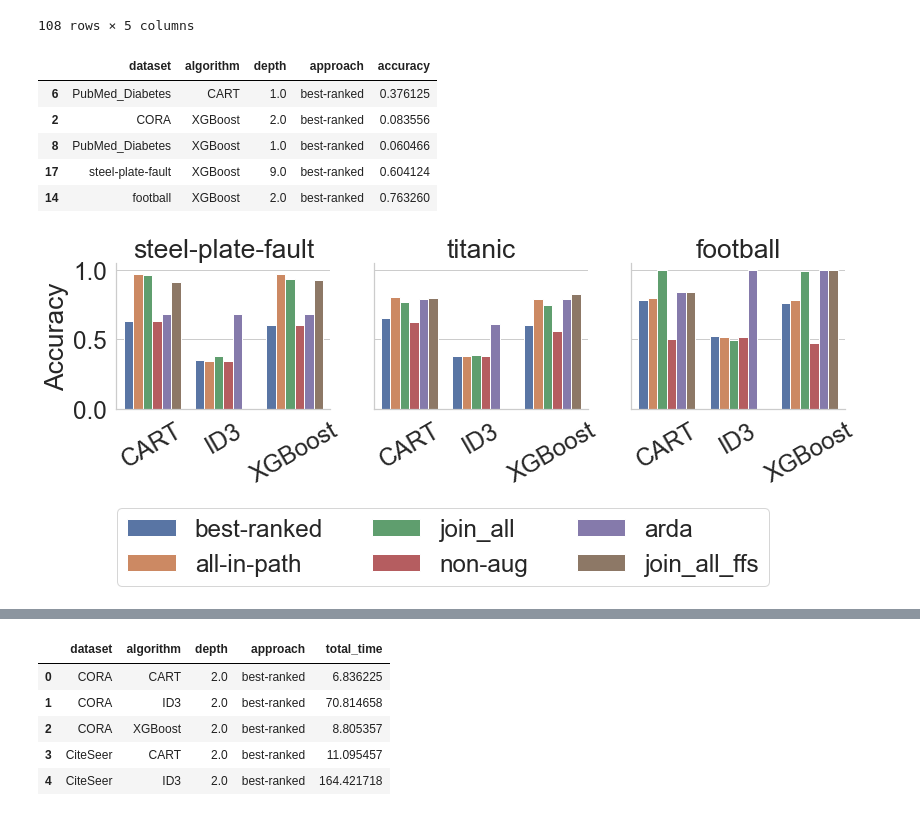
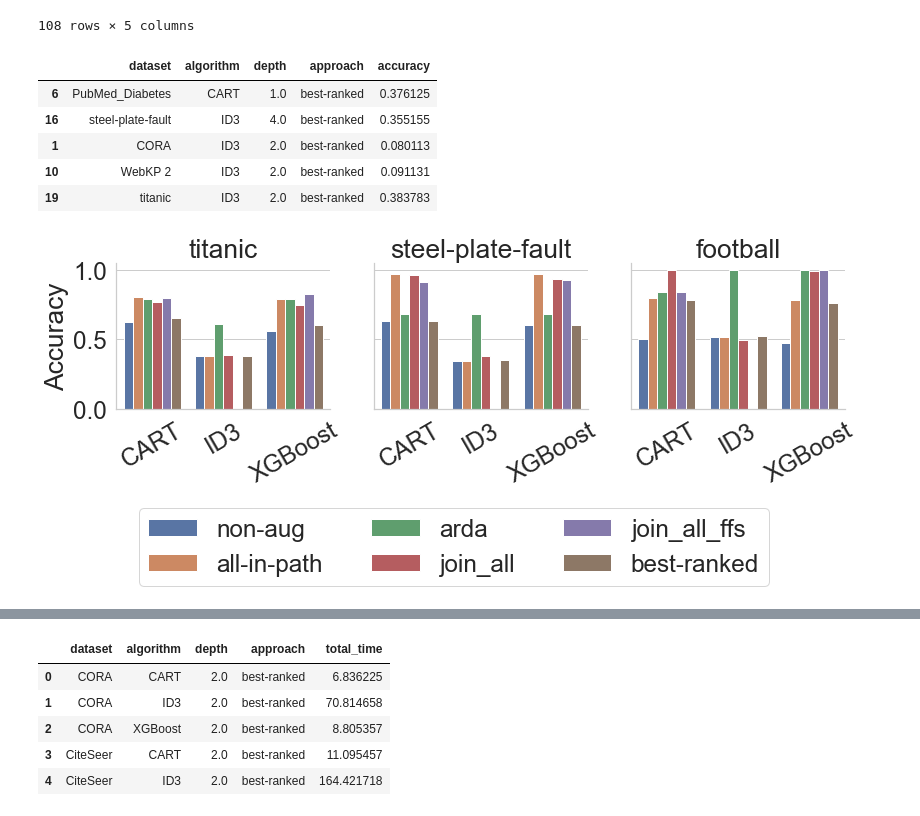
Before and after one commit to delftdata/autofeat, a Jupyter notebook: Visualisations-final.ipynb, the cells around one changed output, grey strips where cells are left out. Cells and saved outputs as stored; diff of their text form; code cells hidden in the pictures.

```diff
--- a/Visualisations-final.ipynb
+++ b/Visualisations-final.ipynb
@@ -363,41 +363,41 @@ big_datasets = ['CORA', 'WebKP 2', 'CiteSeer']
 
 display(accuracy.head())
 
-label_order = {'best-ranked': 0, 'all-in-path': 1, 'join_all': 2}
+# label_order = {'best-ranked': 0, 'all-in-path': 1, 'join_all': 2}
 
 accuracy.sort_values(by=['algorithm'], ascending=True, inplace=True)
-accuracy.sort_values(by=['approach'], key=lambda x: x.map(label_order), inplace=True)
+# accuracy.sort_values(by=['approach'], key=lambda x: x.map(label_order), inplace=True)
 
 accuracy_filtered = accuracy[accuracy["dataset"].isin(small_datasets)]
 
 
 sns.set(font_scale=2.2, style="whitegrid")
 colors = sns.color_palette("Set2")
 
 g = sns.catplot(x="algorithm", y="accuracy", hue="approach", col="dataset", data=accuracy_filtered, kind="bar", height=4,
                order=algs)
 
 g.set_titles("{col_name}")
 g.set_xlabels('')
 g.set_ylabels('Accuracy')
 
 loc, labels = plt.xticks()
 hh, ll = plt.gca().get_legend_handles_labels()
 
 g.set_xticklabels(labels, rotation=30)
 g._legend.remove()
 
 plt.legend(hh, ll, bbox_to_anchor=(0.7, -1.3), loc=4, ncol=3)
 
 g.savefig('plots/accuracy-all-small.pdf', dpi=300, bbox_inches="tight")
 # %% [output]
 |  | dataset | algorithm | depth | approach | accuracy |
 | 6 | PubMed_Diabetes | CART | 1.0 | best-ranked | 0.376125 |
-| 2 | CORA | XGBoost | 2.0 | best-ranked | 0.083556 |
-| 8 | PubMed_Diabetes | XGBoost | 1.0 | best-ranked | 0.060466 |
-| 17 | steel-plate-fault | XGBoost | 9.0 | best-ranked | 0.604124 |
-| 14 | football | XGBoost | 2.0 | best-ranked | 0.763260 |
+| 16 | steel-plate-fault | ID3 | 4.0 | best-ranked | 0.355155 |
+| 1 | CORA | ID3 | 2.0 | best-ranked | 0.080113 |
+| 10 | WebKP 2 | ID3 | 2.0 | best-ranked | 0.091131 |
+| 19 | titanic | ID3 | 2.0 | best-ranked | 0.383783 |
-[figure, old version]
+[figure, new version]
 # %%
 # Accuracy of BestRank, JoinAll and Non-Aug
 
```
Also changed, not shown: parts of 1 cell of this notebook, 2 other files.
